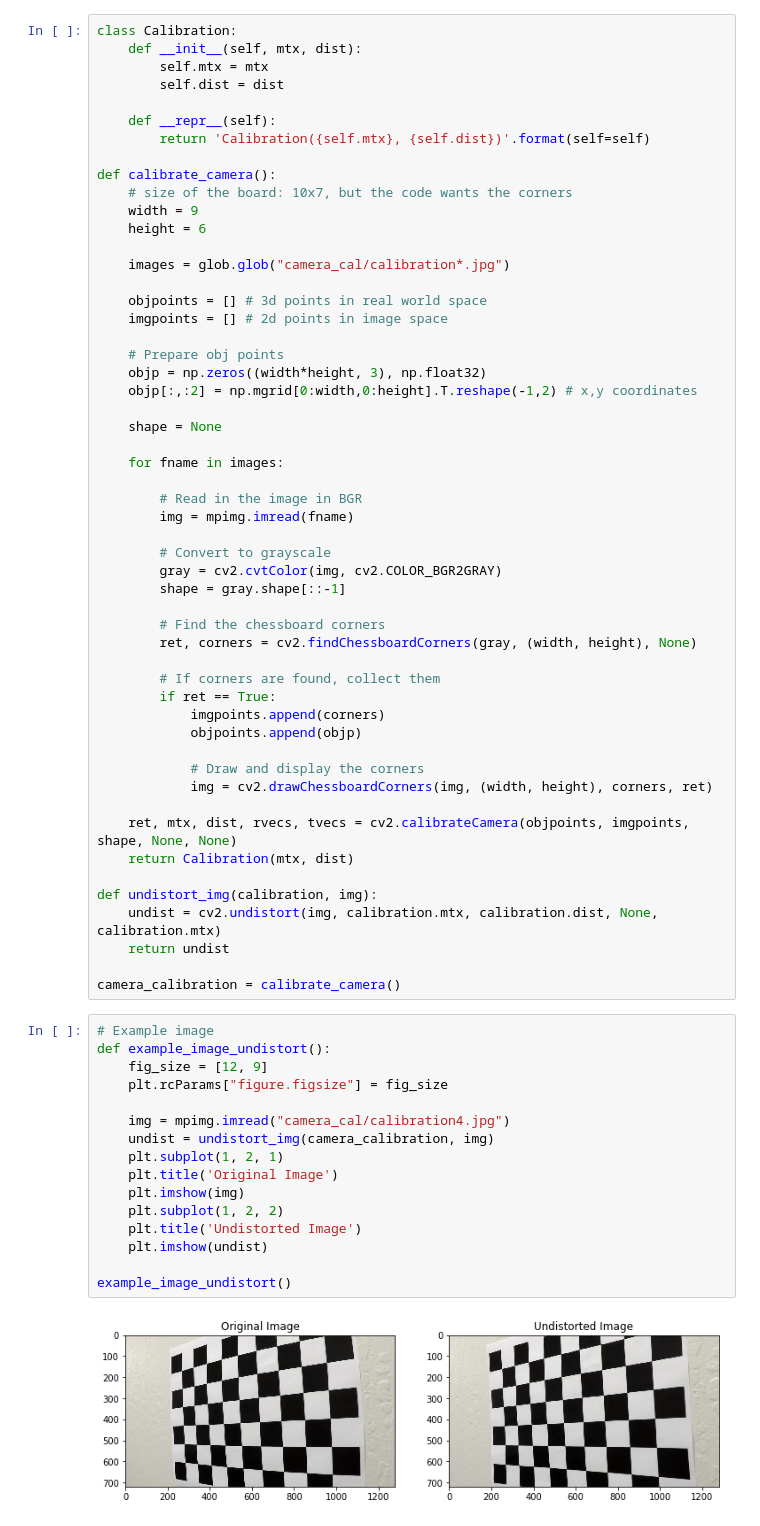
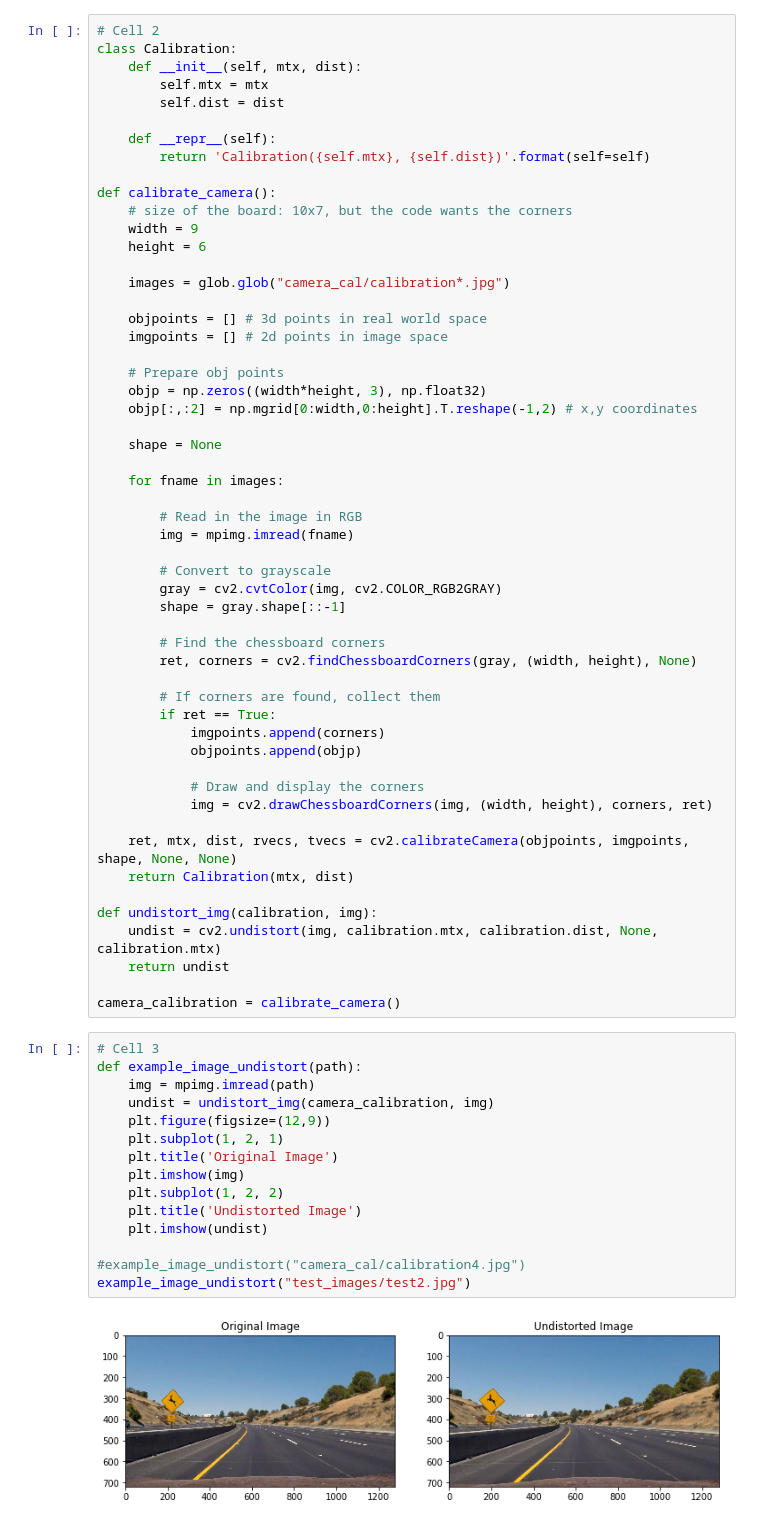
Before and after one commit to jkozlowski/CarND-Advanced-Lane-Lines, a Jupyter notebook: advanced_lane_detection.ipynb, the cells around one changed output. Drawn from its saved outputs; the diff is of its cells as text.

```diff
--- a/advanced_lane_detection.ipynb
+++ b/advanced_lane_detection.ipynb
@@ -7,6 +8,7 @@ import matplotlib.pyplot as plt
 import matplotlib.image as mpimg
 %matplotlib inline
 # %%
+# Cell 2
 class Calibration:
     def __init__(self, mtx, dist):
         self.mtx = mtx
@@ -33,11 +35,11 @@ def calibrate_camera():
 
     for fname in images:
 
-        # Read in the image in BGR
+        # Read in the image in RGB
         img = mpimg.imread(fname)
 
         # Convert to grayscale
-        gray = cv2.cvtColor(img, cv2.COLOR_BGR2GRAY)
+        gray = cv2.cvtColor(img, cv2.COLOR_RGB2GRAY)
         shape = gray.shape[::-1]
 
         # Find the chessboard corners
@@ -60,20 +62,19 @@ def undistort_img(calibration, img):
 
 camera_calibration = calibrate_camera()
 # %%
-# Example image
-def example_image_undistort():
-    fig_size = [12, 9]
-    plt.rcParams["figure.figsize"] = fig_size
-
-    img = mpimg.imread("camera_cal/calibration4.jpg")
+# Cell 3
+def example_image_undistort(path):
+    img = mpimg.imread(path)
     undist = undistort_img(camera_calibration, img)
+    plt.figure(figsize=(12,9))
     plt.subplot(1, 2, 1)
     plt.title('Original Image')
     plt.imshow(img)
     plt.subplot(1, 2, 2)
     plt.title('Undistorted Image')
     plt.imshow(undist)
 
-example_image_undistort()
+#example_image_undistort("camera_cal/calibration4.jpg")
+example_image_undistort("test_images/test2.jpg")
 # %% [output]
-[figure, old version]
+[figure, new version]
```
Also changed, not shown: parts of 3 cells of this notebook, 9 other files.
